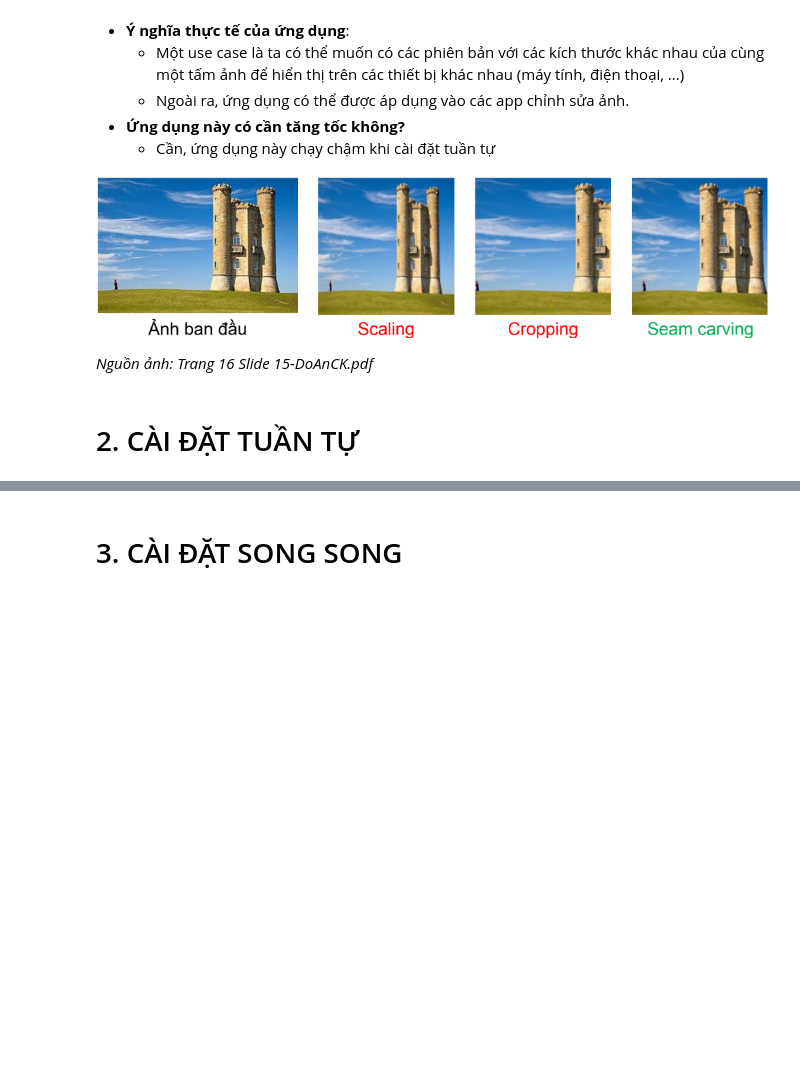
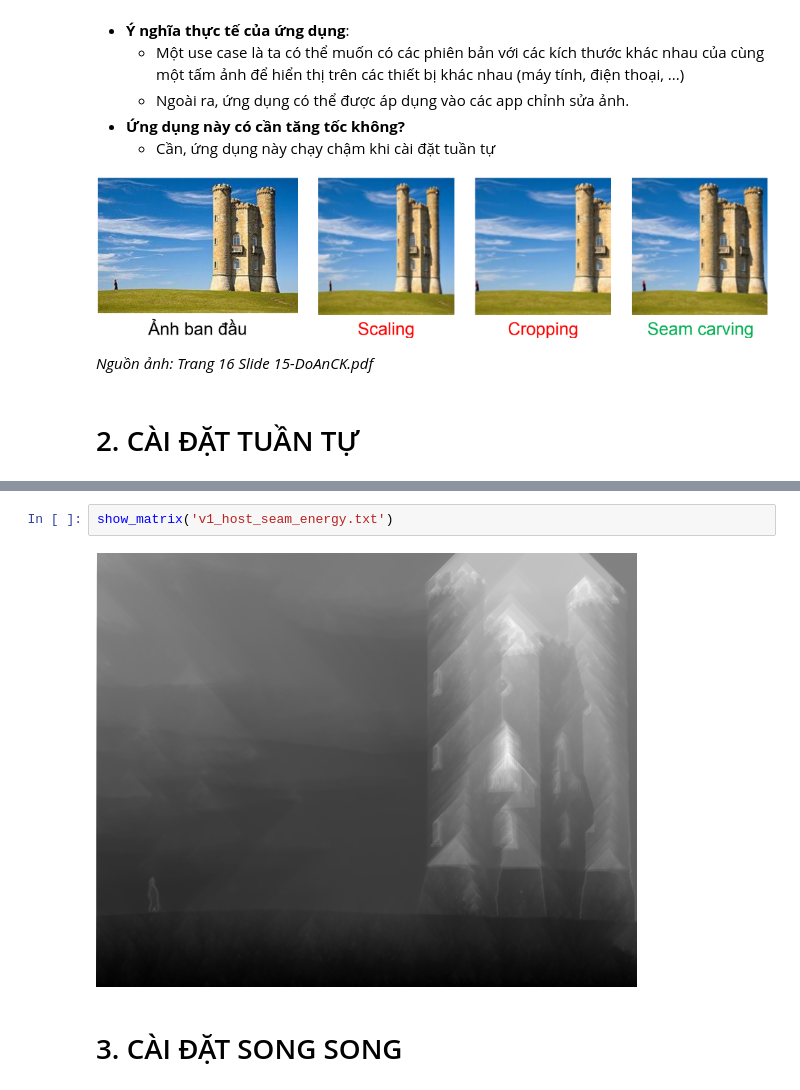
Before and after one commit to pdthuc/CUDA_Seam-Carving, a Jupyter notebook: Report.ipynb, the cells around one changed output, grey strips where cells are left out. Saved outputs shown, nothing was run; the diff lists cells and outputs as text; blank space fills up the shorter version.

```diff
--- a/Report.ipynb
+++ b/Report.ipynb
@@ -121,2 +154,6 @@ Image size (width x height): 500 x 434
+# %%
+show_matrix('v1_host_seam_energy.txt')
+# %% [output]
+[figure, added]
 # %% [markdown]
 # 3. CÀI ĐẶT SONG SONG
```
Also changed, not shown: parts of 38 cells of this notebook, 5 other files.
